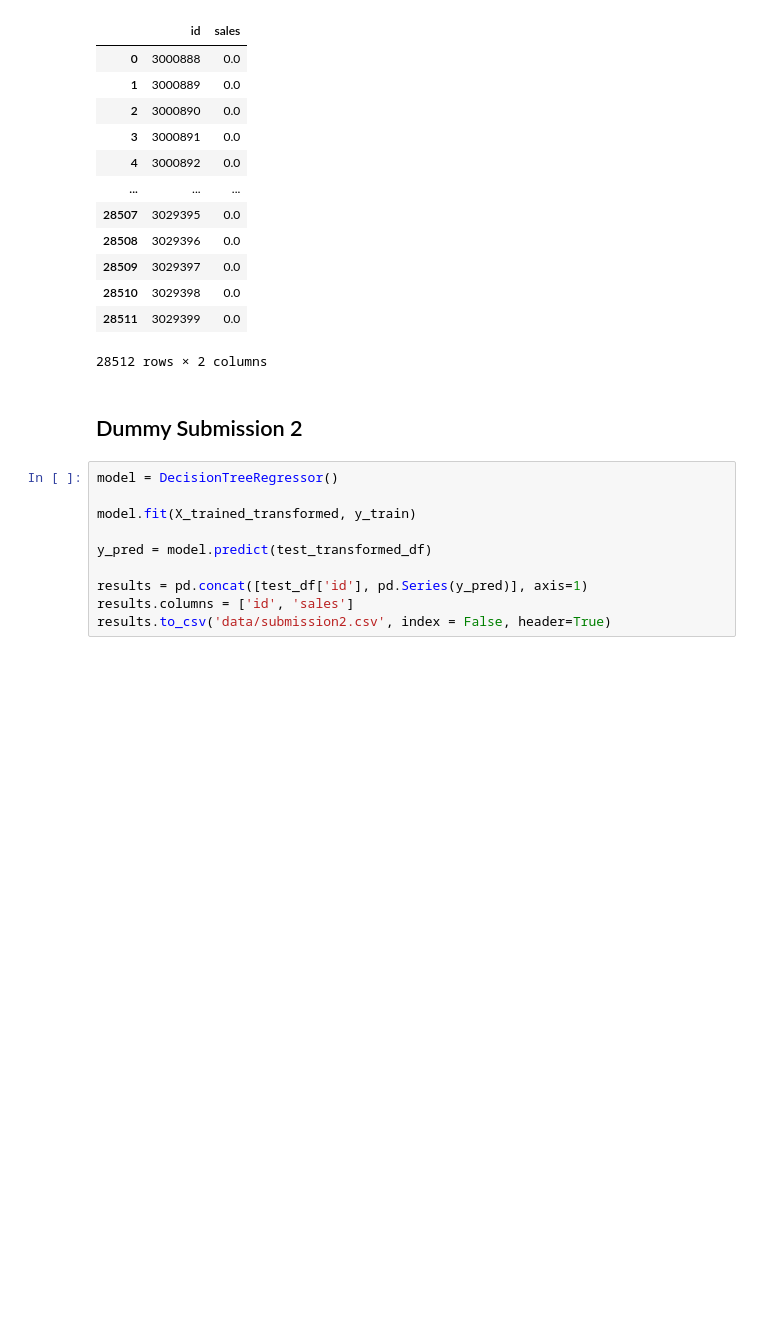
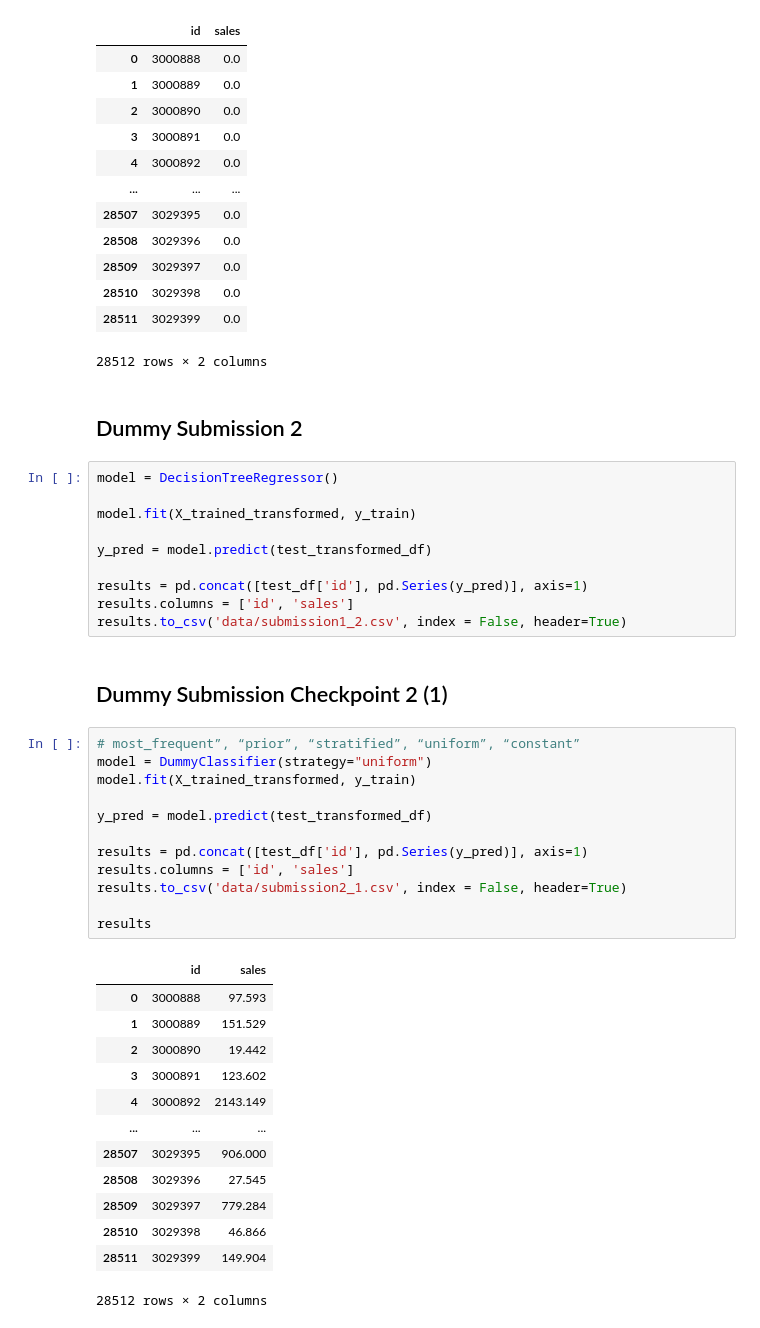
Before and after one commit to saraprettyman/Machine_Learning_Financial_Forcasting, a Jupyter notebook: preprocessing.ipynb, the cells around one changed output. Saved outputs shown, nothing was run; the diff lists cells and outputs as text; blank space fills up the shorter version.

Commit message:
Checkpoint 2 update

```diff
--- a/preprocessing.ipynb
+++ b/preprocessing.ipynb
@@ -284,4 +289,32 @@ y_pred = model.predict(test_transformed_df)
 
 results = pd.concat([test_df['id'], pd.Series(y_pred)], axis=1)
 results.columns = ['id', 'sales']
-results.to_csv('data/submission2.csv', index = False, header=True)
+results.to_csv('data/submission1_2.csv', index = False, header=True)
+# %% [markdown]
+## Dummy Submission Checkpoint 2 (1)
+# %%
+# most_frequent”, “prior”, “stratified”, “uniform”, “constant”
+model = DummyClassifier(strategy="uniform")
+model.fit(X_trained_transformed, y_train)
+
+y_pred = model.predict(test_transformed_df)
+
+results = pd.concat([test_df['id'], pd.Series(y_pred)], axis=1)
+results.columns = ['id', 'sales']
+results.to_csv('data/submission2_1.csv', index = False, header=True)
+
+results
+# %% [output]
+|  | id | sales |
+| 0 | 3000888 | 97.593 |
+| 1 | 3000889 | 151.529 |
+| 2 | 3000890 | 19.442 |
+| 3 | 3000891 | 123.602 |
+| 4 | 3000892 | 2143.149 |
+| ... | ... | ... |
+| 28507 | 3029395 | 906.000 |
+| 28508 | 3029396 | 27.545 |
+| 28509 | 3029397 | 779.284 |
+| 28510 | 3029398 | 46.866 |
+| 28511 | 3029399 | 149.904 |
+28512 rows × 2 columns
```
Also changed, not shown: parts of 8 cells of this notebook.
